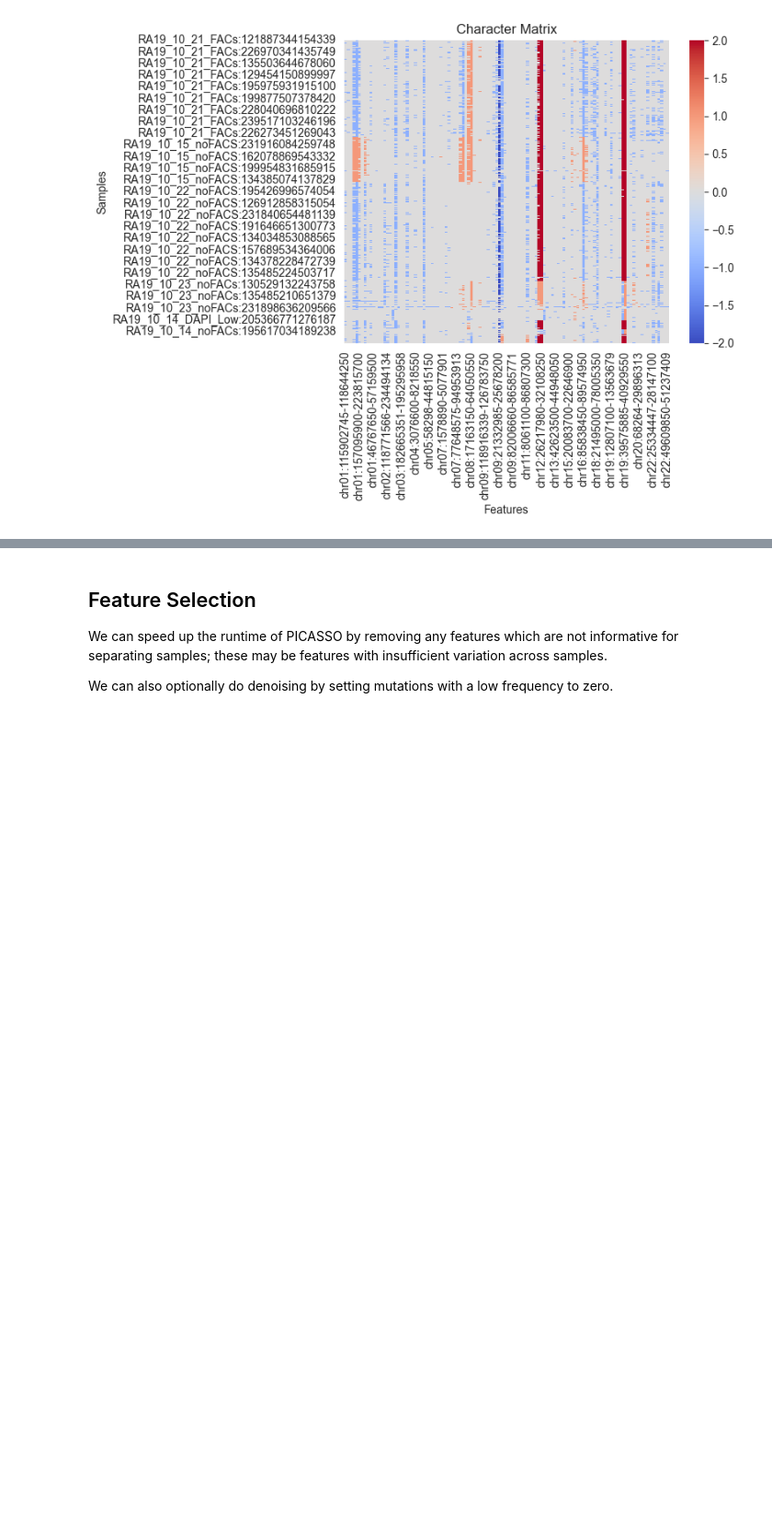
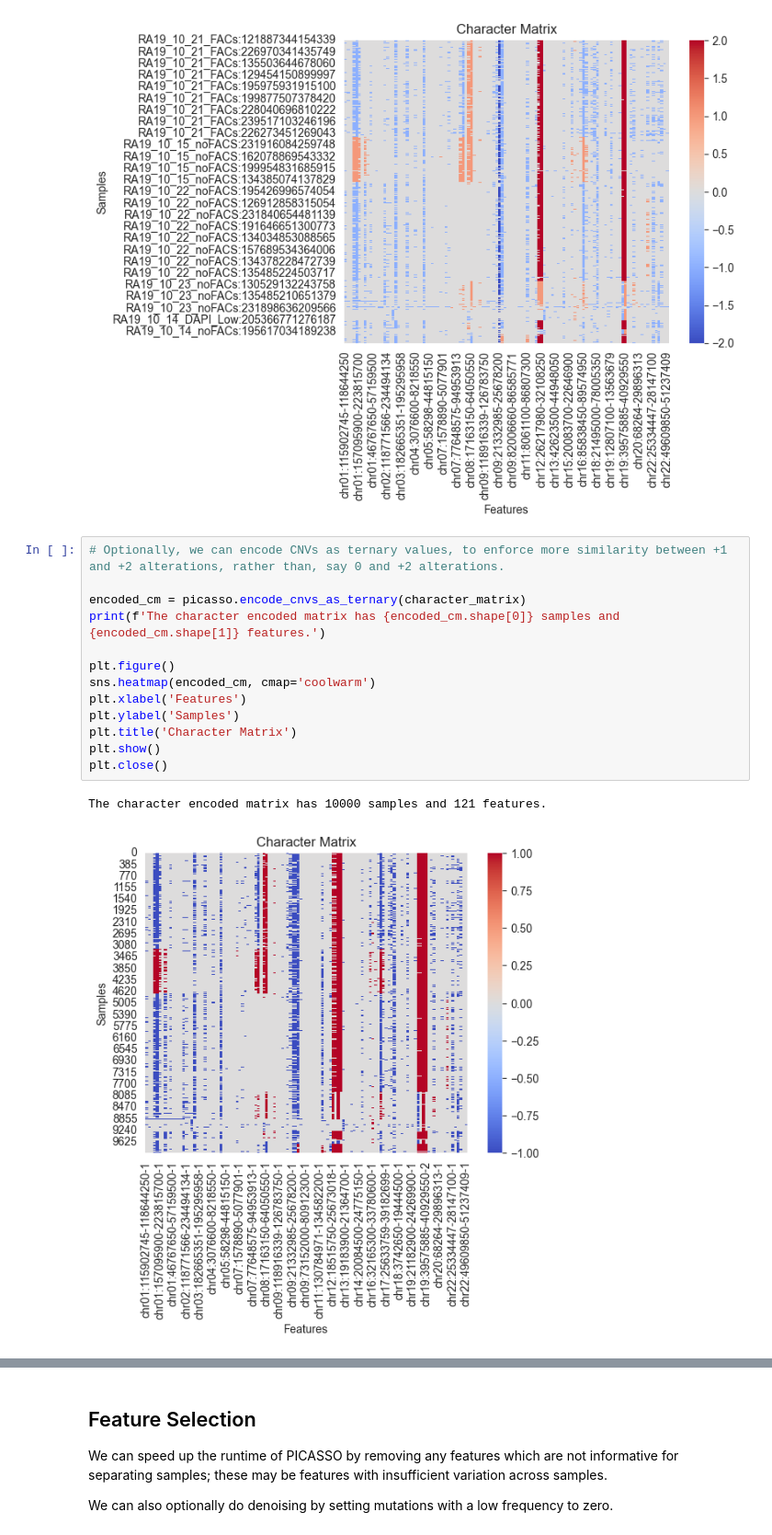
Before and after one commit to sitarapersad/PICASSO, a Jupyter notebook: notebooks/example_notebook.ipynb, the cells around one changed output, grey strips where cells are left out. Shown at 92% size. Saved outputs shown, nothing was run; the diff lists cells and outputs as text; blank space fills up the shorter version.

```diff
--- a/notebooks/example_notebook.ipynb
+++ b/notebooks/example_notebook.ipynb
@@ -31,3 +28,19 @@ plt.title('Character Matrix')
 # %% [output]
 Text(0.5, 1.0, 'Character Matrix')
 [figure]
+# %%
+# Optionally, we can encode CNVs as ternary values, to enforce more similarity between +1 and +2 alterations, rather than, say 0 and +2 alterations.
+
+encoded_cm = picasso.encode_cnvs_as_ternary(character_matrix)
+print(f'The character encoded matrix has {encoded_cm.shape[0]} samples and {encoded_cm.shape[1]} features.')
+
+plt.figure()
+sns.heatmap(encoded_cm, cmap='coolwarm')
+plt.xlabel('Features')
+plt.ylabel('Samples')
+plt.title('Character Matrix')
+plt.show()
+plt.close()
+# %% [output]
+The character encoded matrix has 10000 samples and 121 features.
+[figure, added]
```
Also changed, not shown: parts of 15 cells of this notebook, 5 other files.
